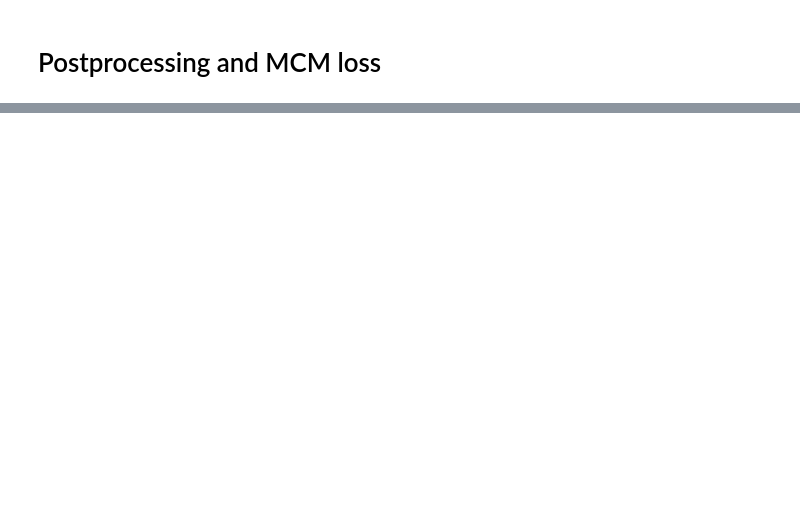
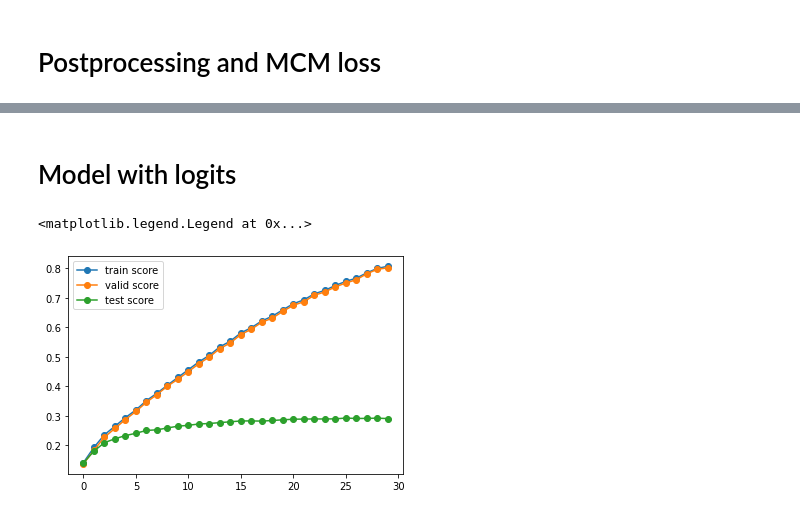
Before and after one commit to llcc402/chery_public, a Jupyter notebook: experiments_true_data.ipynb, the cells around one changed output, grey strips where cells are left out. Drawn from its saved outputs; the diff is of its cells as text; code cells hidden in the pictures; blank space fills up the shorter version.

```diff
--- a/experiments_true_data.ipynb
+++ b/experiments_true_data.ipynb
@@ -244,0 +218,2 @@ test_score_list
+# %% [markdown]
+# Model with logits
@@ -244,0 +223,72 @@ test_score_list
+# %%
+model = HMCModel(structure, 500, [2000,2000], 0.7)
+optimizer = tfa.optimizers.AdamW(learning_rate=1e-5, weight_decay=1e-5)
+
+def get_z(y_true):
+    @tf.custom_gradient
+    def get_z_fn(logits):
+        outputs = tf.where(y_true == 1, logits, -np.inf)
+        def grad(upstream):
+            return upstream * tf.where(y_true == 1, 1.0, 0.0)
+        return outputs, grad
+    return get_z_fn
+def mymax2(logits, structure):
+    structure = (structure + np.eye(structure.shape[0])).astype(np.float32)
+    structure = np.where(structure == 1, structure, -np.inf)
+    structure = np.where(structure==1, 0, structure)
+    structure = structure[np.newaxis,:,:]
+    logits = logits[:,:,tf.newaxis]
+    outputs = tf.reduce_max(structure + logits, axis=1)
+    return outputs
+
+def loss_fn(y_true, y_logits, structure):
+    get_z_fn = get_z(y_true)
+    z = get_z_fn(y_logits)
+    max_x = mymax2(y_logits, structure)
+    max_z = mymax2(z, structure)
+    part1 = y_true * softplus(max_z)
+    part2 = (1-y_true) * max_x
+    part3 = (1-y_true) * softplus(max_x)
+    return tf.reduce_mean(part1 + part2 + part3)
+
+def train_a_step(model, optimizer, x_batch, y_batch, structure):
+    with tf.GradientTape() as tape:
+        logits = model(x_batch)
+        loss = loss_fn(y_batch, logits, structure)
+        variables = model.trainable_variables
+        gradients = tape.gradient(loss, variables)
+        optimizer.apply_gradients(zip(gradients, variables))
+    return loss
+
+def train_epochs(model, optimizer, train_data, epochs, structure):
+    steps = (train.X.shape[0]+valid.X.shape[0]) // 4
+    loss_list = []
+    train_score_list = []
+    valid_score_list = []
+    test_score_list = []
+    for epoch in range(epochs):
+        loss = 0
+        for x_batch, y_batch in train_data.take(steps):
+            loss += train_a_step(model, optimizer, x_batch, y_batch, structure)
+        loss /= steps
+        loss_list.append(loss)
+        train_score = custom_score(train.Y, model.predict(train.X))
+        valid_score = custom_score(valid.Y, model.predict(valid.X))
+        test_score = custom_score(test.Y, model.predict(test.X))
+        train_score_list.append(train_score)
+        valid_score_list.append(valid_score)
+        test_score_list.append(test_score)
+    return loss_list, train_score_list, valid_score_list, test_score_list
+
+loss_list, train_score_list, valid_score_list, test_score_list = train_epochs(model,
+                                                                              optimizer,
+                                                                              train_data,
+                                                                              30,
+                                                                              structure)
+plt.plot(train_score_list, '-o', label='train score')
+plt.plot(valid_score_list, '-o', label = 'valid score')
+plt.plot(test_score_list, '-o', label = 'test score')
+plt.legend()
+# %% [output]
+<matplotlib.legend.Legend at 0x...>
+[figure, added]
```
Also changed, not shown: parts of 20 cells of this notebook, 4 other files.
